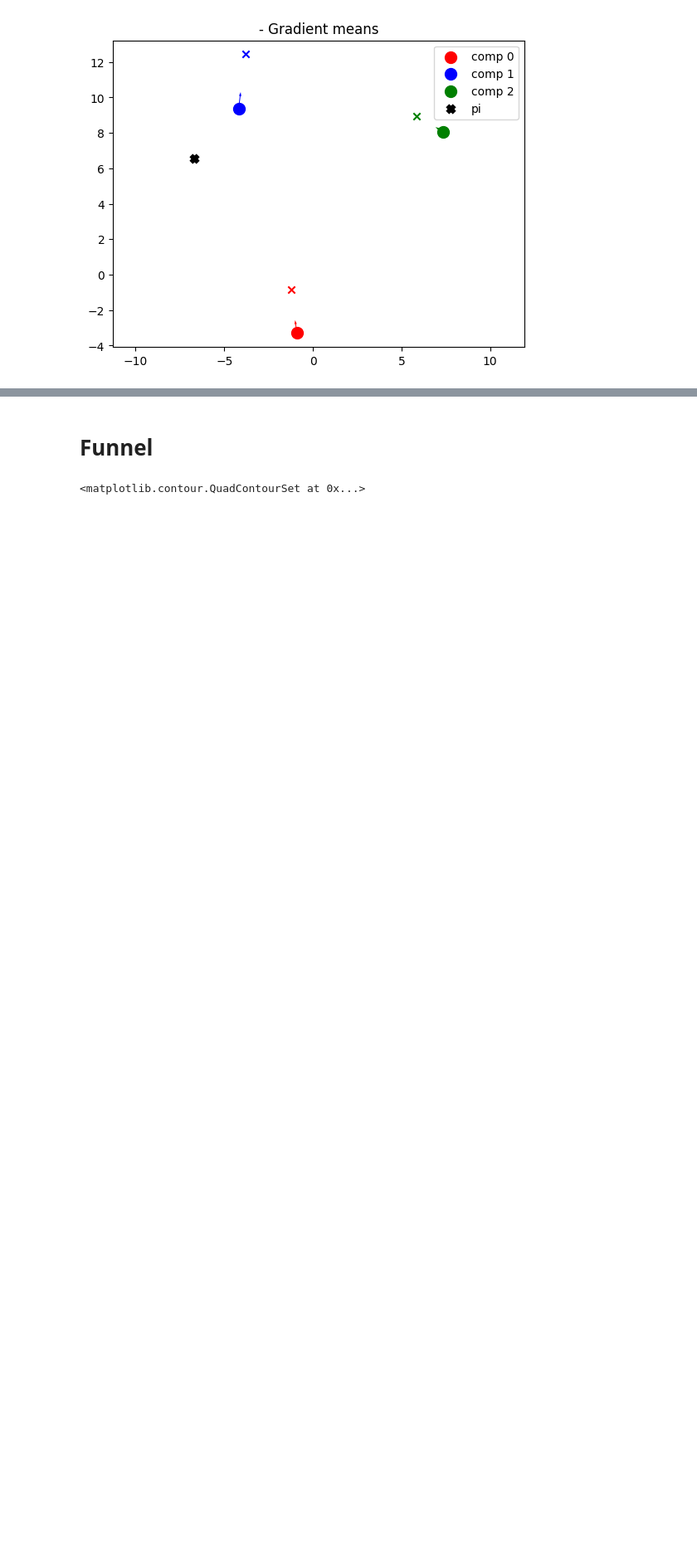
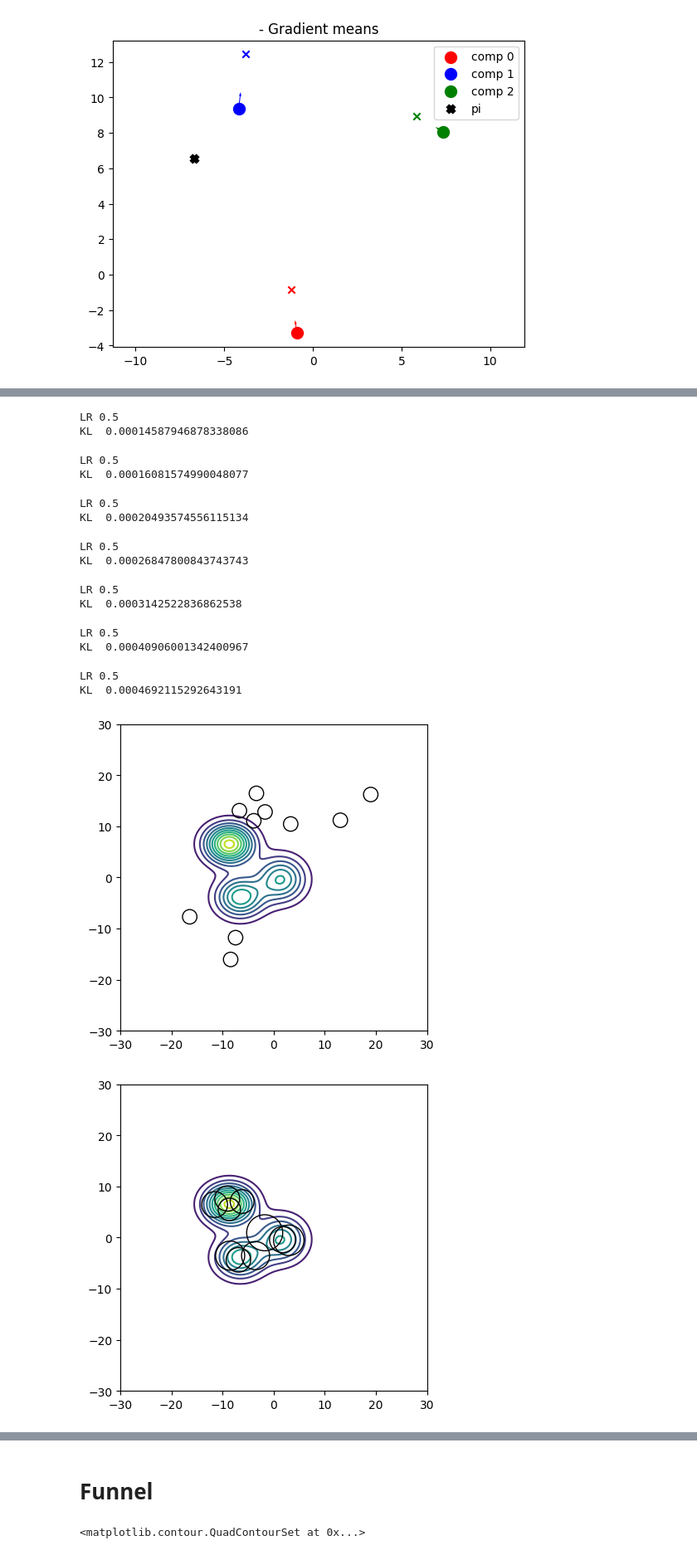
Before and after one commit to margueritetalamon/VI-MIG, a Jupyter notebook: fgmm.ipynb, the cells around one changed output, grey strips where cells are left out. Shown at 83% size. Saved outputs shown, nothing was run; the diff lists cells and outputs as text; code cells hidden in the pictures; blank space fills up the shorter version.

```diff
--- a/fgmm.ipynb
+++ b/fgmm.ipynb
@@ -363,0 +364,10 @@ KL  0.02680354093064651
+# %%
+vi_lin = VI_GMM(target, mode = "iso", learning_rate=0.5, n_iterations=10000, n_components = 10, scale = 2, BG = 100, s = 20, means = vi_full.vgmm.optimized_means[0])
+vi_lin.optimize(bw = False, md  = False, lin = True,  means_only=False, plot_iter=1000, gen_noise=True)
+
+ax = target.plot()
+vi_lin.vgmm.plot_circle(0, ax,bound = 30)
+plt.show()
+ax = target.plot()
+vi_lin.vgmm.plot_circle(-1, ax,bound = 30)
+# %% [output]
@@ -363,0 +380,16 @@ KL  0.02680354093064651
+LR 0.5
+KL  0.00014587946878338086
+LR 0.5
+KL  0.00016081574990048077
+LR 0.5
+KL  0.00020493574556115134
+LR 0.5
+KL  0.00026847800843743743
+LR 0.5
+KL  0.0003142522836862538
+LR 0.5
+KL  0.00040906001342400967
+LR 0.5
+KL  0.0004692115292643191
+[figure, added]
+[figure, added]
```
Also changed, not shown: parts of 10 cells of this notebook, 1 other file.
